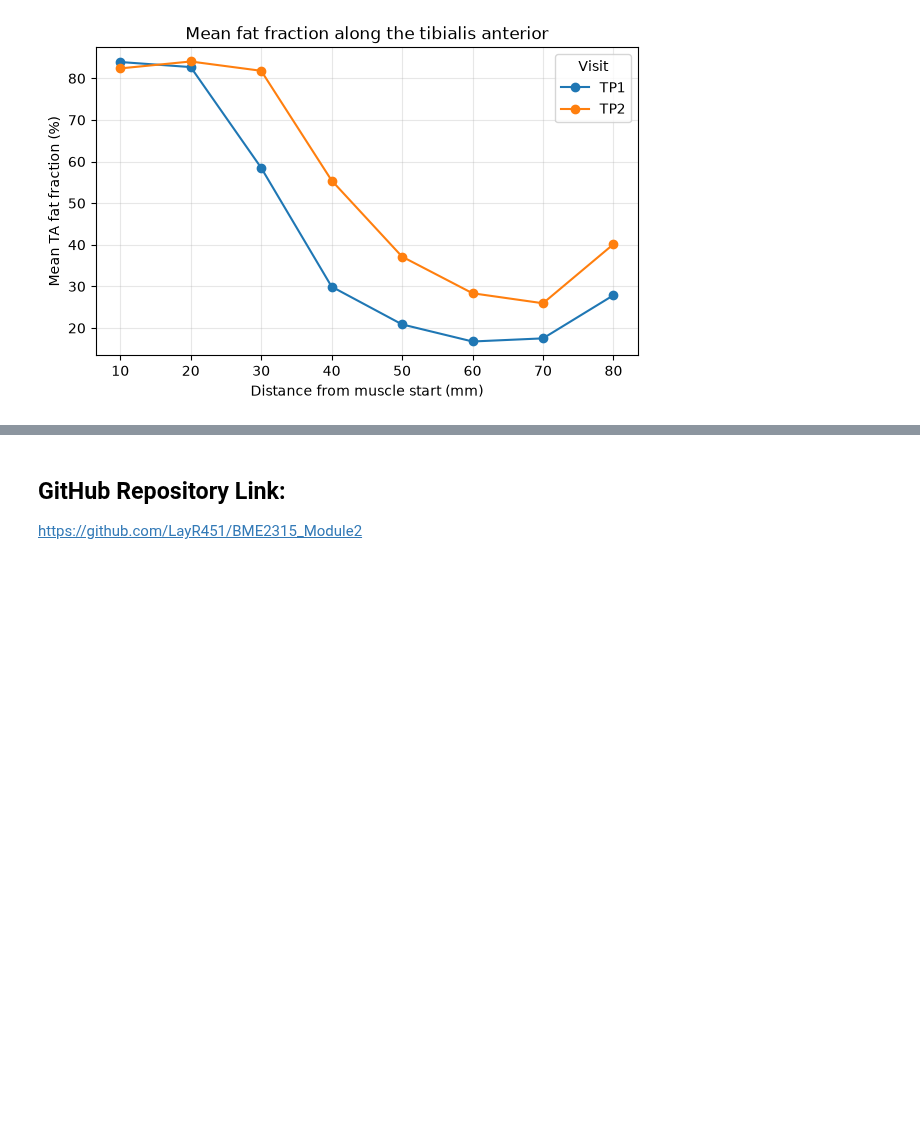
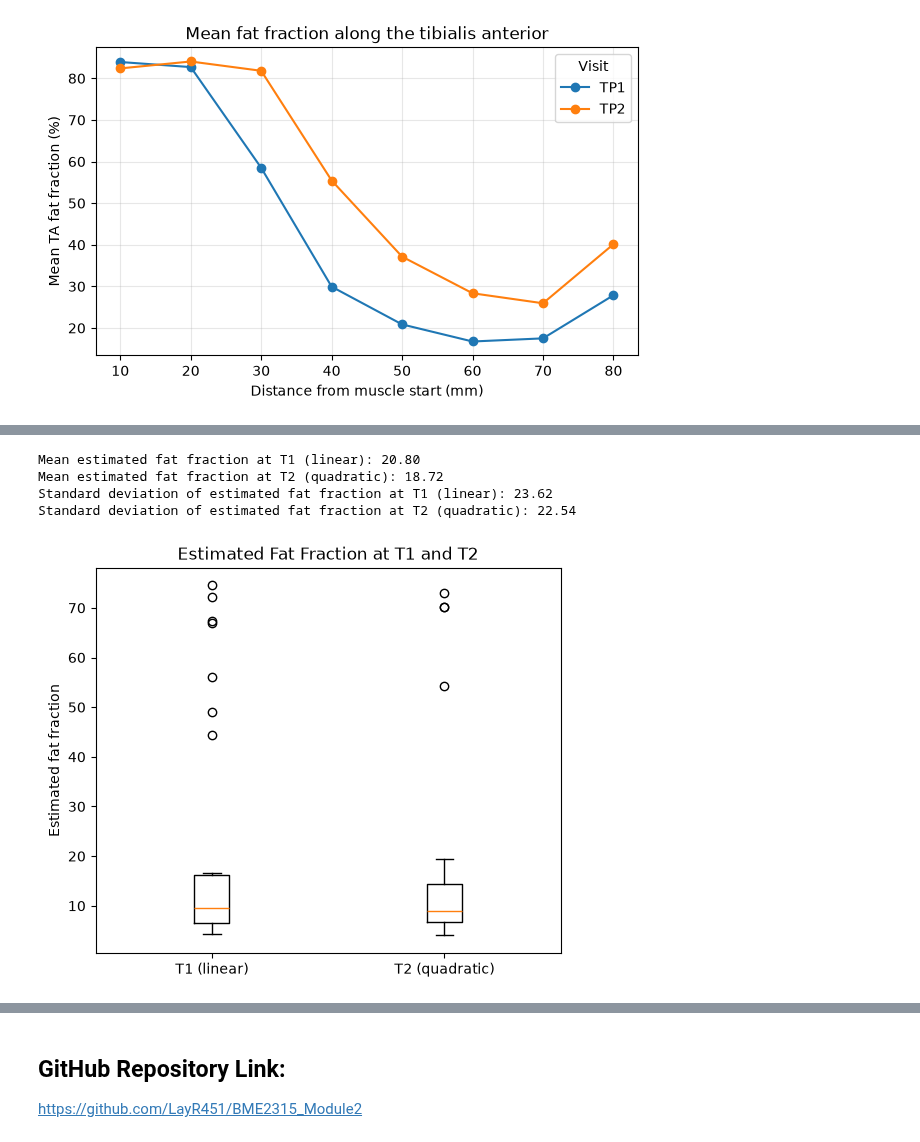
Before and after one commit to LayR451/BME2315_Module2, a Jupyter notebook: FSHD_Module2_Project_Template.ipynb, the cells around one changed output, grey strips where cells are left out. Drawn from its saved outputs; the diff is of its cells as text; code cells hidden in the pictures; blank space fills up the shorter version.

```diff
--- a/FSHD_Module2_Project_Template.ipynb
+++ b/FSHD_Module2_Project_Template.ipynb
@@ -381,0 +383,12 @@ Include:
+# %%
+# Check for missing visits -- not every subject has a Year 1 and/or Year 2 visit
+# For the purpose of this analysis, we will only use patients who have a visit in at least year 1. The number of subjects used for the analysis with
+# year 2 is slightly less because some did not attend a Year 2 visit
+print("Subjects:", len(df))
+print("Have a Year 1 visit:", df['lag_months_y1'].notna().sum())
+print("Have a Year 2 visit:", df['lag_months_y2'].notna().sum())
+
+T1 = df['lag_months_y1'].min()   # earliest Year-1 visit across all subjects
+T2 = df['lag_months_y2'].min()   # earliest Year-2 visit across all subjects
+print(f"T1 = {T1:.2f} months")
+print(f"T2 = {T2:.2f} months")
@@ -381,0 +482,31 @@ Include:
+# %%
+# This is a boxplot of the estimated fat fraction at T1 (linear) and T2 (quadratic)
+fig, ax = plt.subplots(figsize=(6, 5))
+
+# the following lines drops NaN values from the estimated fat fraction columns before plotting the boxplot
+data = [results_df['estimate_T1_linear'].dropna(),
+        results_df['estimate_T2_quadratic'].dropna()]
+ax.boxplot(data, tick_labels=['T1 (linear)', 'T2 (quadratic)'])
+ax.set_ylabel('Estimated fat fraction')
+ax.set_title('Estimated Fat Fraction at T1 and T2')
+
+# Displaying the means and standard deviations for easy comparison
+mean_T1 = results_df['estimate_T1_linear'].mean()
+mean_T2 = results_df['estimate_T2_quadratic'].mean()
+standard_dev_T1 = results_df['estimate_T1_linear'].std()
+standard_dev_T2 = results_df['estimate_T2_quadratic'].std()
+print(f"Mean estimated fat fraction at T1 (linear): {mean_T1:.2f}")
+print(f"Mean estimated fat fraction at T2 (quadratic): {mean_T2:.2f}")
+print(f"Standard deviation of estimated fat fraction at T1 (linear): {standard_dev_T1:.2f}")
+print(f"Standard deviation of estimated fat fraction at T2 (quadratic): {standard_dev_T2:.2f}")
+
+plt.show()
+
+# GRAPH A:
+# Conclusion from this graph: the overlap in standard deviations makes it difficult to distinguish significant differences between T1 and T2 estimates.
+# %% [output]
+Mean estimated fat fraction at T1 (linear): 20.80
+Mean estimated fat fraction at T2 (quadratic): 18.72
+Standard deviation of estimated fat fraction at T1 (linear): 23.62
+Standard deviation of estimated fat fraction at T2 (quadratic): 22.54
+[figure, added]
```
Also changed, not shown: parts of 19 cells of this notebook, 1 other file.
